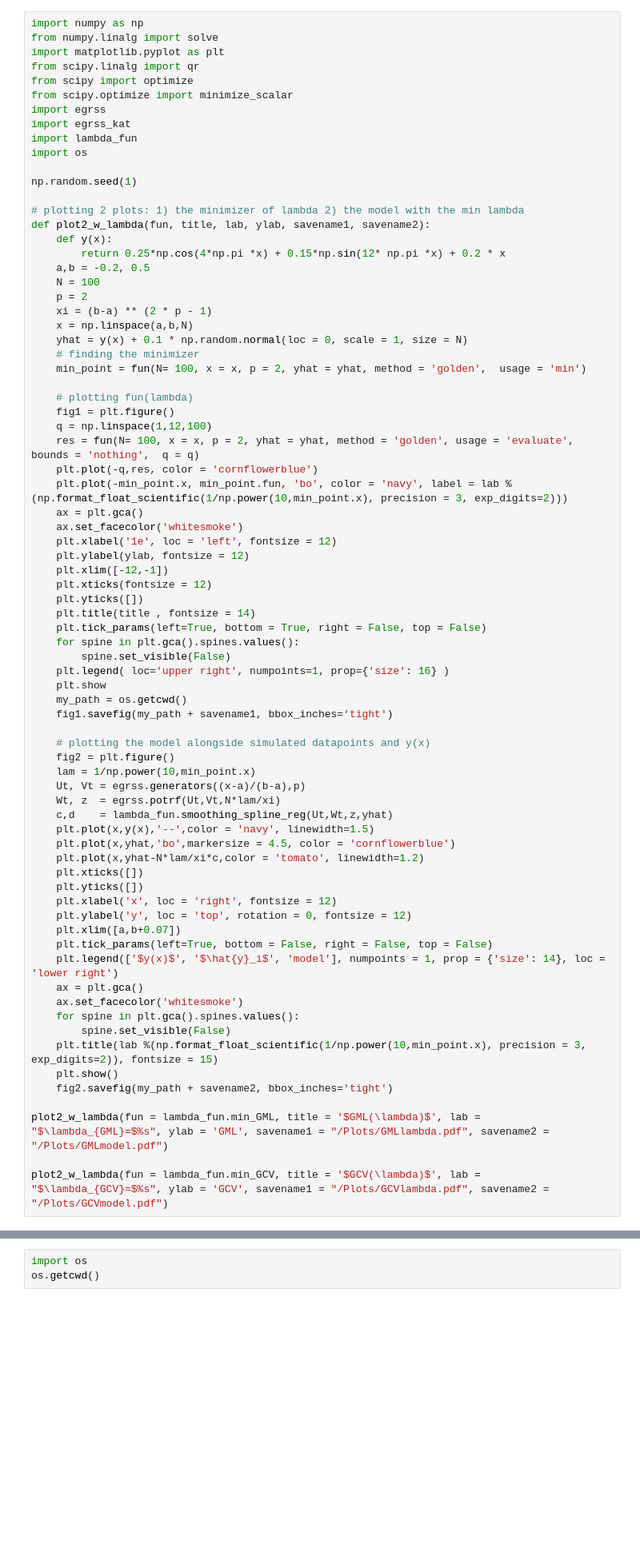
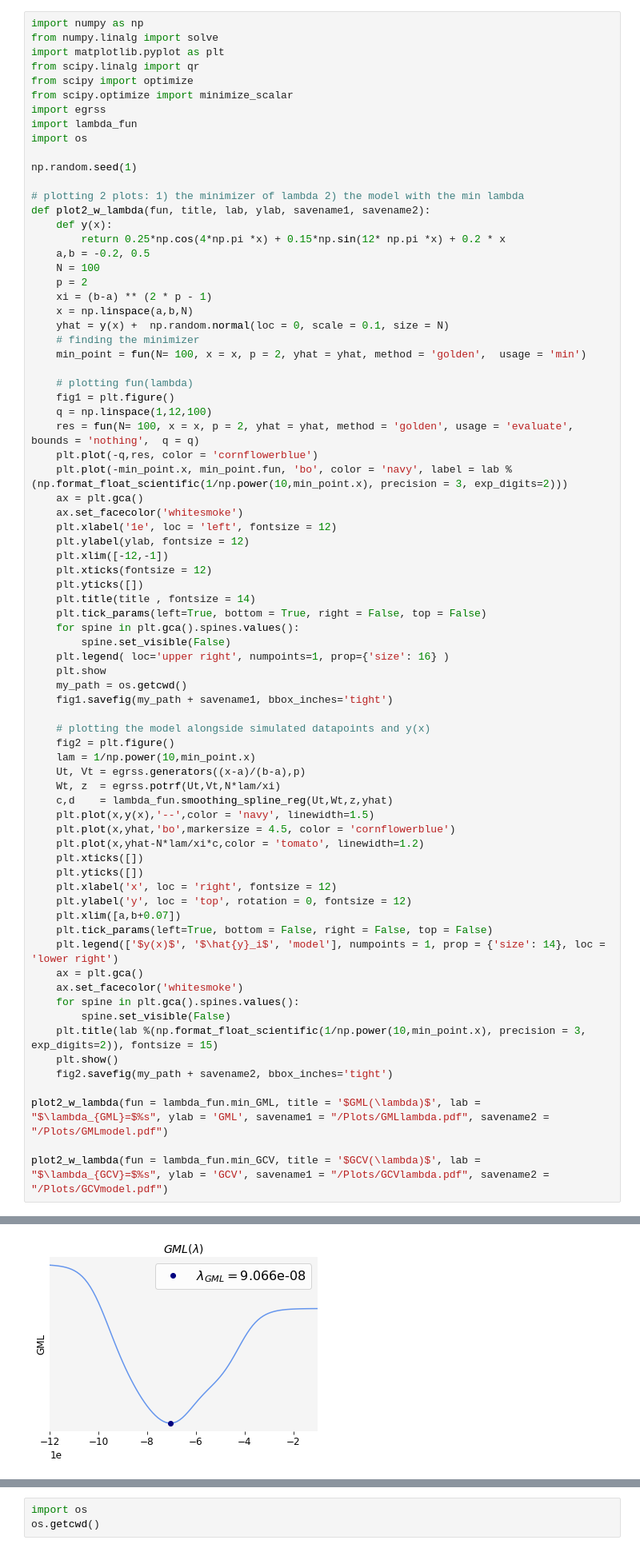
Before and after one commit to NikolineBalle/Bachelor, a Jupyter notebook: sim_data_fit.ipynb, the cells around one changed output, grey strips where cells are left out. Shown: that part at 80% size. Drawn from its saved outputs; the diff is of its cells as text; blank space fills up the shorter version.

```diff
--- a/sim_data_fit.ipynb
+++ b/sim_data_fit.ipynb
@@ -6,7 +6,6 @@ from scipy.linalg import qr
 from scipy import optimize
 from scipy.optimize import minimize_scalar
 import egrss
-import egrss_kat
 import lambda_fun
 import os
 
@@ -21,7 +20,7 @@ def plot2_w_lambda(fun, title, lab, ylab, savename1, savename2):
     p = 2
     xi = (b-a) ** (2 * p - 1)
     x = np.linspace(a,b,N)
-    yhat = y(x) + 0.1 * np.random.normal(loc = 0, scale = 1, size = N)
+    yhat = y(x) +  np.random.normal(loc = 0, scale = 0.1, size = N)
     # finding the minimizer
     min_point = fun(N= 100, x = x, p = 2, yhat = yhat, method = 'golden',  usage = 'min')
 
@@ -78,0 +77 @@ ModuleNotFoundError: No module named 'egrss_kat'
+[figure, added]
```
Also changed, not shown: parts of 1 cell of this notebook.
